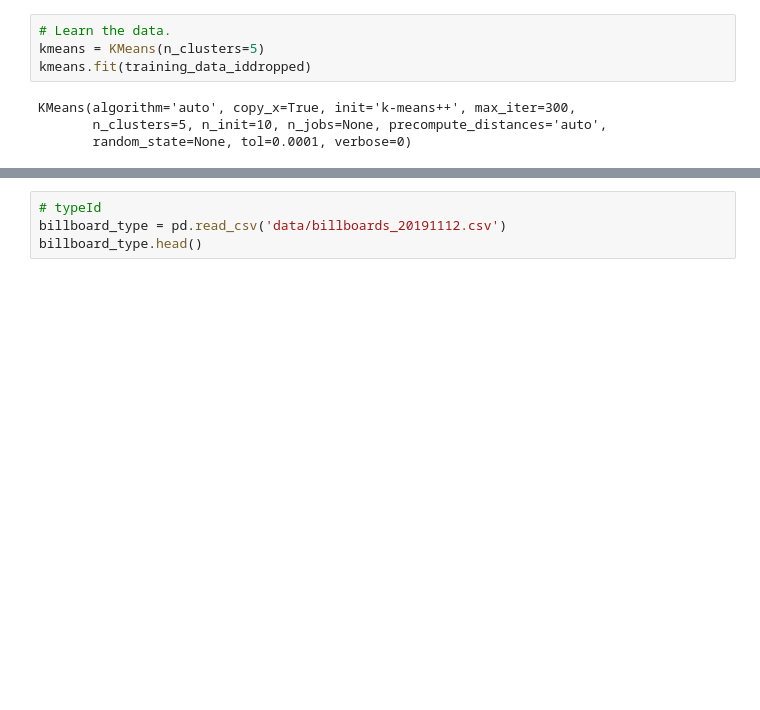
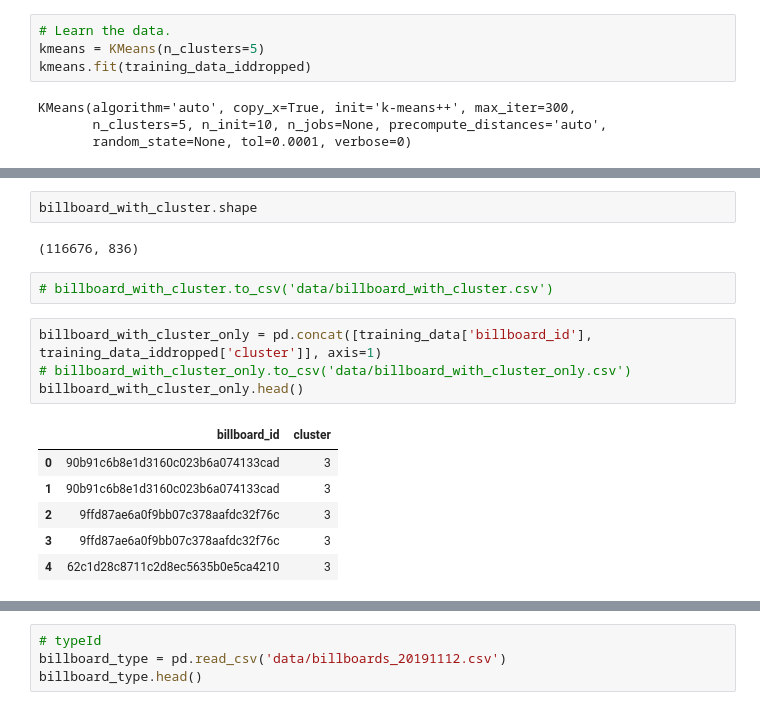
Before and after one commit to adomni/usfFall2019, a Jupyter notebook: kei/clustering/kmc_all_data.ipynb, the cells around one changed output, grey strips where cells are left out. Drawn from its saved outputs; the diff is of its cells as text; blank space fills up the shorter version.

```diff
--- a/kei/clustering/kmc_all_data.ipynb
+++ b/kei/clustering/kmc_all_data.ipynb
@@ -323,6 +287,23 @@ billboard_with_cluster.head(100)
 | 129 | a10f1c40eaa0ad45d74439cb3e48a0e1 | 40.866055 | -73.867345 | 173 | 145.0 | 5.0 | 122.0 | 42.0 | 35.0 | 137.0 | ... |
 | 130 | 7c3fc8c2b6e84967ce4996b3d04f57a9 | 40.693337 | -73.965305 | 173 | 21.0 | 9.0 | 50.0 | 18.0 | 18.0 | 25.0 | ... |
 100 rows × 836 columns
+# %%
+billboard_with_cluster.shape
+# %% [output]
+(116676, 836)
+# %%
+# billboard_with_cluster.to_csv('data/billboard_with_cluster.csv')
+# %%
+billboard_with_cluster_only = pd.concat([training_data['billboard_id'], training_data_iddropped['cluster']], axis=1)
+# billboard_with_cluster_only.to_csv('data/billboard_with_cluster_only.csv')
+billboard_with_cluster_only.head()
+# %% [output]
+|  | billboard_id | cluster |
+| 0 | 90b91c6b8e1d3160c023b6a074133cad | 3 |
+| 1 | 90b91c6b8e1d3160c023b6a074133cad | 3 |
+| 2 | 9ffd87ae6a0f9bb07c378aafdc32f76c | 3 |
+| 3 | 9ffd87ae6a0f9bb07c378aafdc32f76c | 3 |
+| 4 | 62c1d28c8711c2d8ec5635b0e5ca4210 | 3 |
 # %%
 # Explore the clustered data.
 
```
Also changed, not shown: parts of 17 cells of this notebook, 2 other files.
